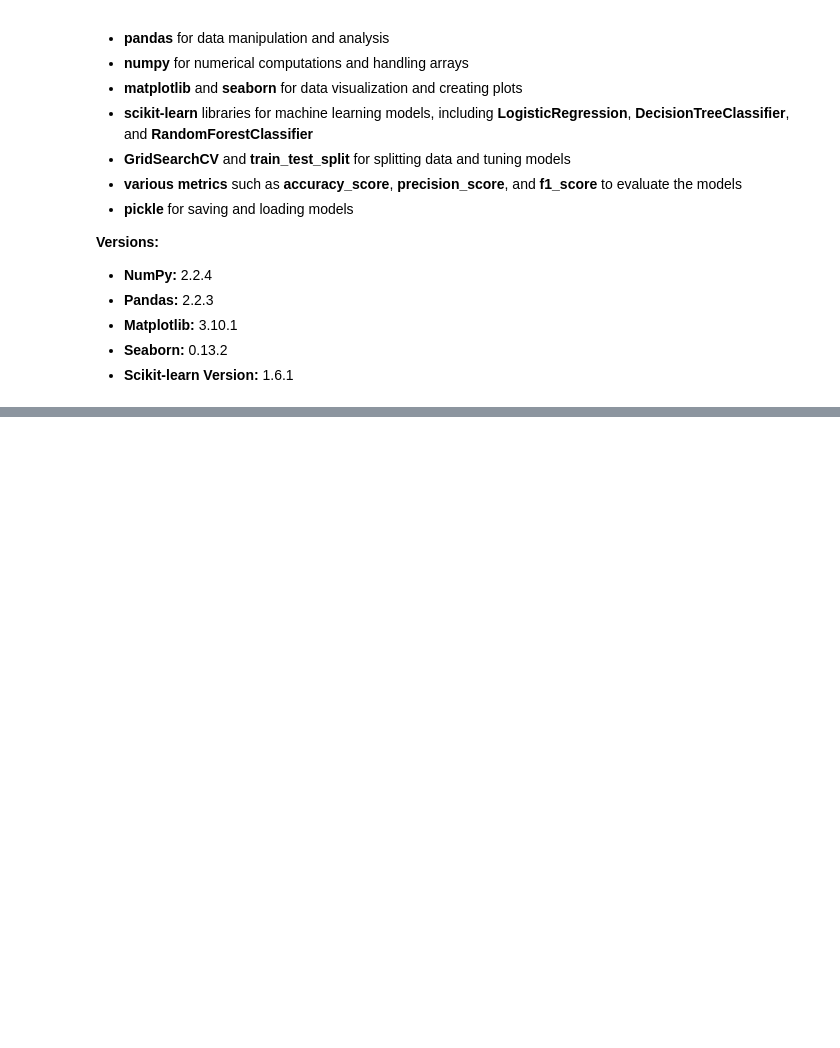
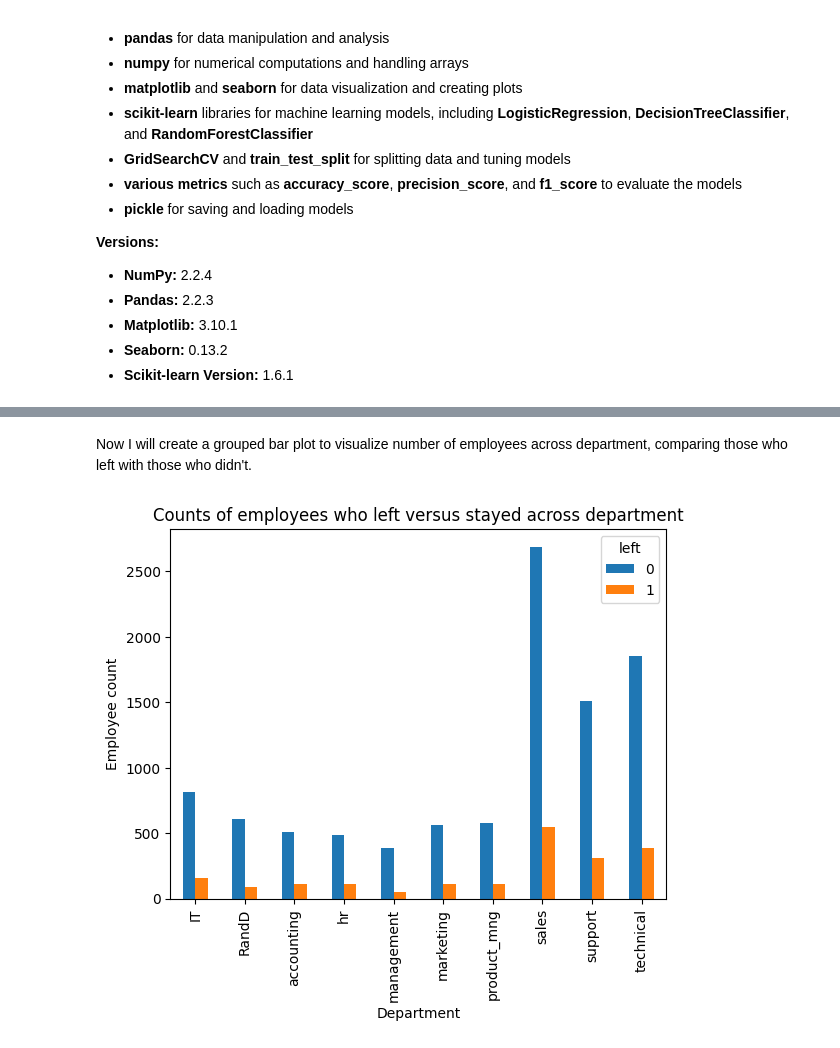
Before and after one commit to Cyberoctane29/Salifort-Motors-Predicting-Employee-Turnover-and-Improving-Retention, a Jupyter notebook: Project Parts/Salifort_Motors_Turnover_Part2_Construct_and_Execute_Includes_Modeling.ipynb, the cells around one changed output, grey strips where cells are left out. Drawn from its saved outputs; the diff is of its cells as text; code cells hidden in the pictures; blank space fills up the shorter version.

```diff
--- a/Project Parts/Salifort_Motors_Turnover_Part2_Construct_and_Execute_Includes_Modeling.ipynb
+++ b/Project Parts/Salifort_Motors_Turnover_Part2_Construct_and_Execute_Includes_Modeling.ipynb
@@ -82,0 +215,10 @@ import pickle
+# %% [markdown]
+Now I will create a grouped bar plot to visualize number of employees across department, comparing those who left with those who didn't.
+# %%
+pd.crosstab(hr_df1['department'], hr_df1['left']).plot(kind='bar', color=['#1f77b4', '#ff7f0e'])
+plt.title('Counts of employees who left versus stayed across department')
+plt.ylabel('Employee count')
+plt.xlabel('Department')
+plt.show()
+# %% [output]
+[figure, added]
```
Also changed, not shown: parts of 158 cells of this notebook, 6 other files.
